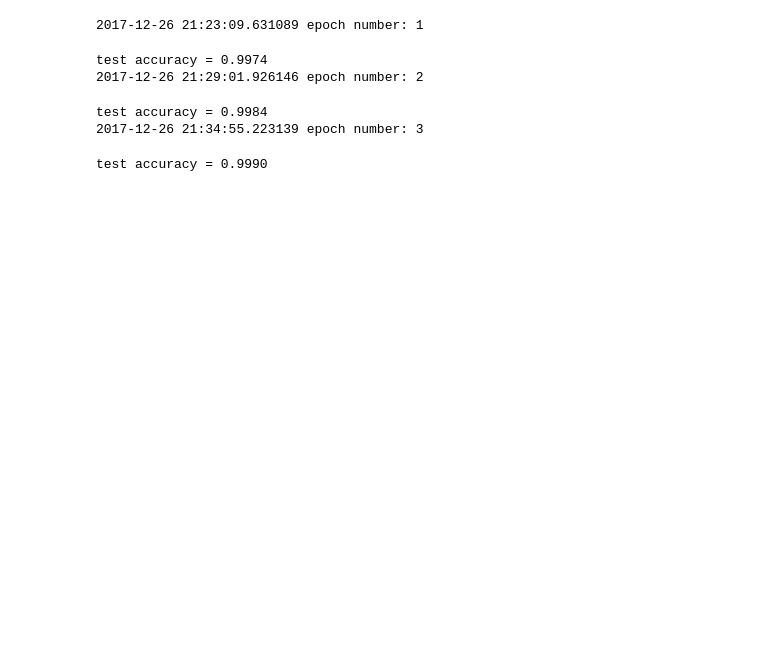
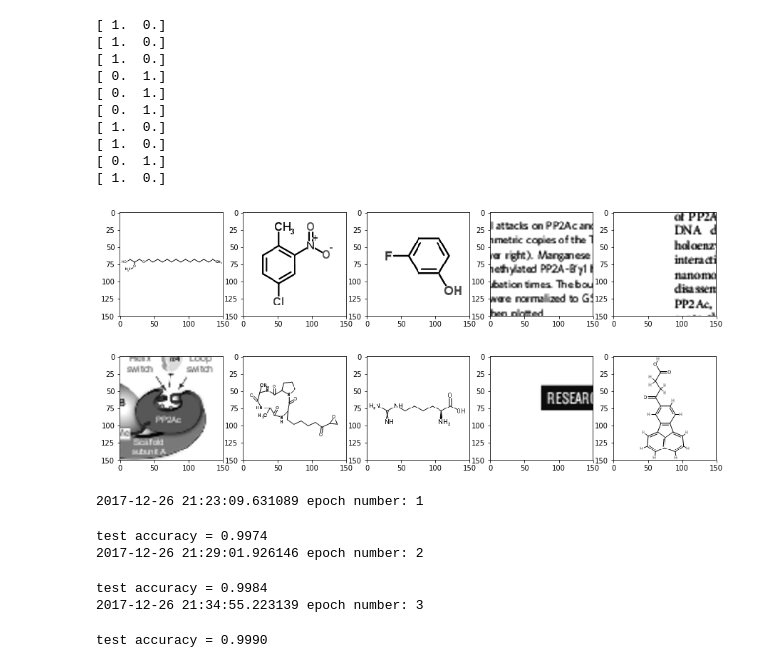
Before and after one commit to acarl005/LewisNet-1, a Jupyter notebook: train.ipynb, the cells around one changed output. Drawn from its saved outputs; the diff is of its cells as text; code cells hidden in the pictures; blank space fills up the shorter version.

Commit message:
add some images to preview before training

```diff
--- a/train.ipynb
+++ b/train.ipynb
@@ -65,6 +68,28 @@ train_y = y[:-2000]
 
 test_x = x[-2000:]
 test_y = y[-2000:]
+# %%
+for i in range(2):
+    fig = plt.figure(figsize=(15, 15))
+    for j in range(5):
+        print(y[i * 5 + j])
+        sub = fig.add_subplot(1, 5, j + 1)
+        sub.imshow(np.squeeze(x[i * 5 + j]), cmap="gray")
+
+plt.show()
+# %% [output]
+[ 1.  0.]
+[ 1.  0.]
+[ 1.  0.]
+[ 0.  1.]
+[ 0.  1.]
+[ 0.  1.]
+[ 1.  0.]
+[ 1.  0.]
+[ 0.  1.]
+[ 1.  0.]
+[figure, added]
+[figure, added]
 # %%
 training_batches_per_epoch = int(np.floor(train_x.shape[0] / batch_size))
 test_batches_per_epoch = int(np.floor(test_x.shape[0] / batch_size))
```
Also changed, not shown: parts of 2 cells of this notebook.
